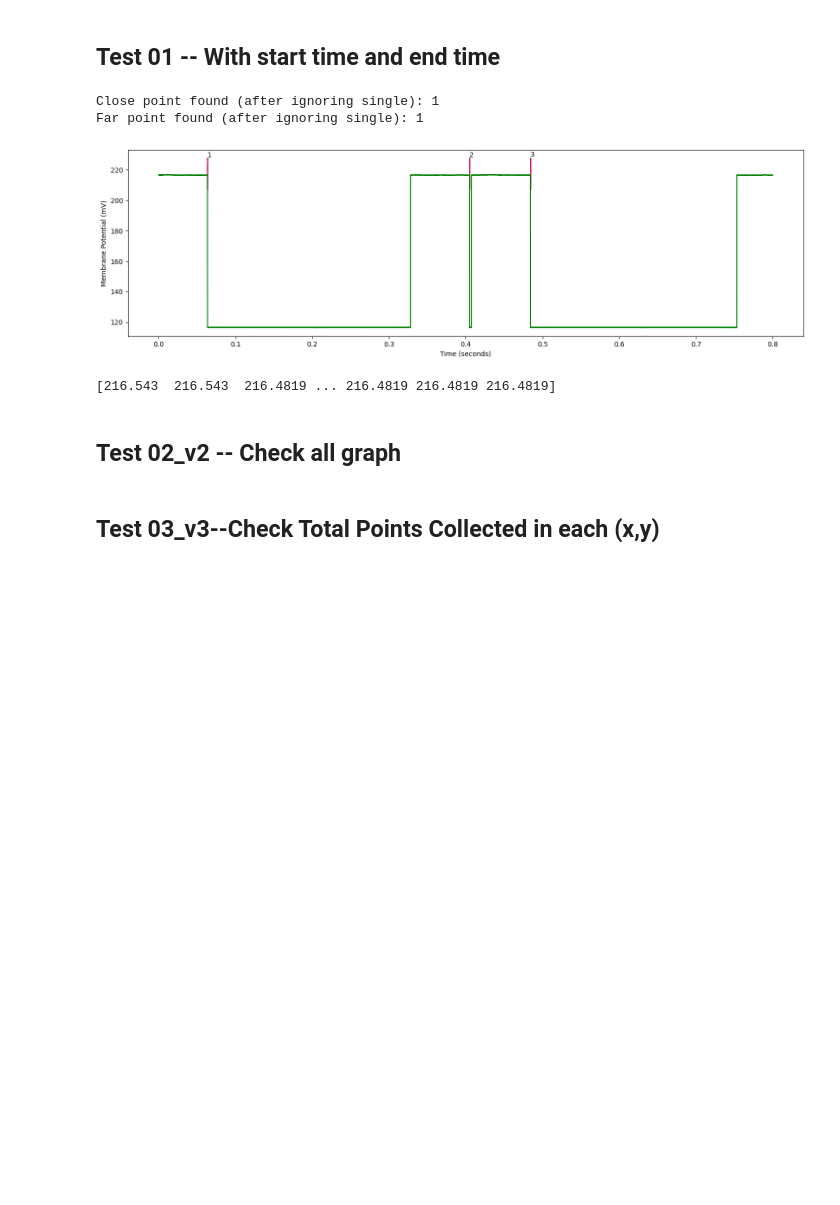
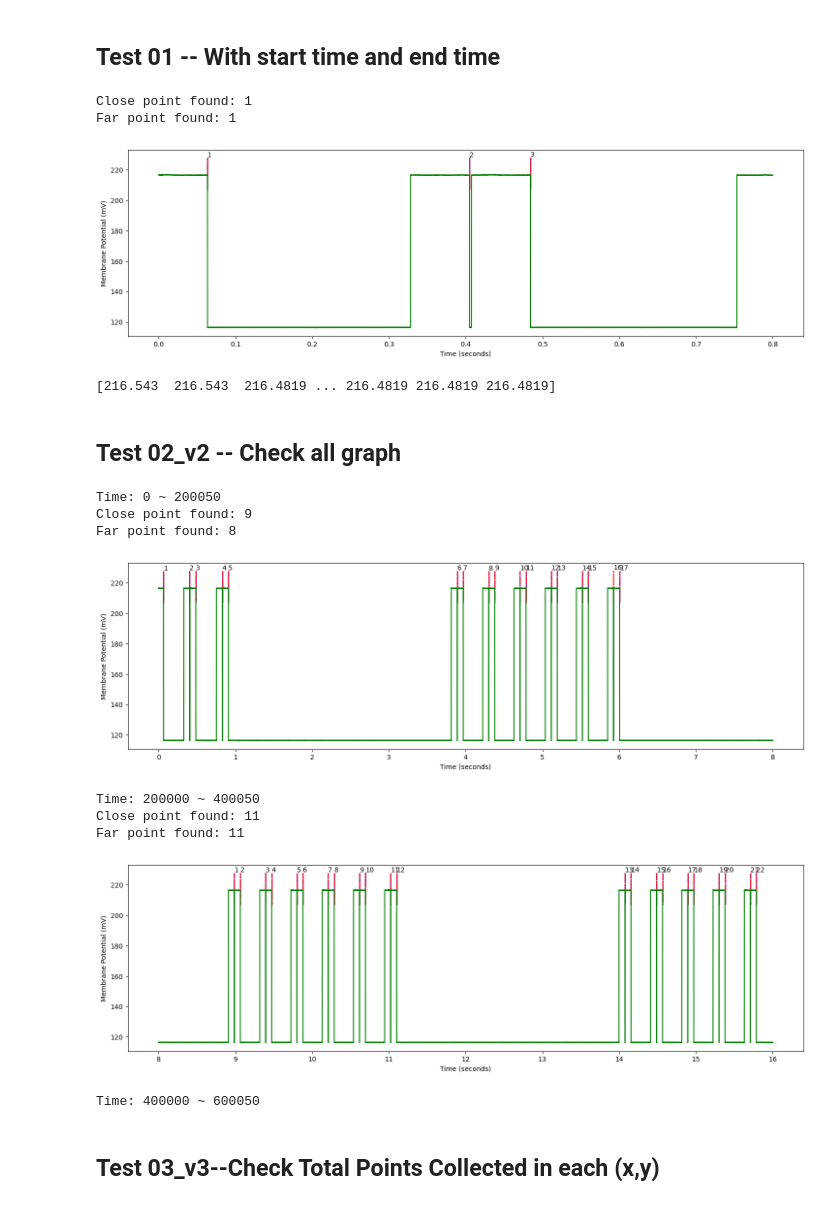
Before and after one commit to CalebThian/EMF_detection, a Jupyter notebook: 20241029_Main.ipynb, the cells around one changed output. Saved outputs shown, nothing was run; the diff lists cells and outputs as text; code cells hidden in the pictures; blank space fills up the shorter version.

```diff
--- a/20241029_Main.ipynb
+++ b/20241029_Main.ipynb
@@ -351,25 +351,47 @@ def plot_wave(abf,volt,single = (False,False),timeStart = 0, timeEnd = None,chan
 timeStart = 0
 timeEnd = 20000
 ind = 0
-plot_wave(abf[ind],volt[ind],single = single[ind],timeStart = timeStart, timeEnd = timeEnd,channel=4)
+consider_single = True
+
+if consider_single:
+    s = single[ind]
+else:
+    s = (False,False)
+
+plot_wave(abf[ind],volt[ind],single = s,timeStart = timeStart, timeEnd = timeEnd,channel=4)
 print(abf[ind].sweepY[timeStart:timeEnd])
 # %% [output]
-Close point found (after ignoring single): 1
-Far point found (after ignoring single): 1
+Close point found: 1
+Far point found: 1
 [figure]
 [216.543  216.543  216.4819 ... 216.4819 216.4819 216.4819]
 # %% [markdown]
 ## Test 02_v2 -- Check all graph
 # %%
 interval = 200000
-abfFile = "23428006.abf"
-volt = 500
-abf = pyabf.ABF("..\\data\\0727\\23428006\\"+abfFile)
-for i in range(0,len(abf.sweepY),interval):
+ind = 0
+consider_single = False
+
+if consider_single:
+    s = single[ind]
+else:
+    s = (False,False)
+
+for i in range(0,len(abf[ind].sweepY),interval):
     print("Time: %d ~ %d"%(i,i+interval+50))
     timeStart = i
     timeEnd = i+interval+50
-    close_qty,far_qty = plot_v2(abf,volt,timeStart = timeStart, timeEnd = timeEnd,channel = 4)
+    close_qty,far_qty = plot_wave(abf[ind],volt[ind],single = s,timeStart = timeStart, timeEnd = timeEnd,channel = 4)
+# %% [output]
+Time: 0 ~ 200050
+Close point found: 9
+Far point found: 8
+[figure, added]
+Time: 200000 ~ 400050
+Close point found: 11
+Far point found: 11
+[figure, added]
+Time: 400000 ~ 600050
 # %% [markdown]
 ## Test 03_v3--Check Total Points Collected in each (x,y)
 # %%
```
Also changed, not shown: parts of 2 cells of this notebook.
